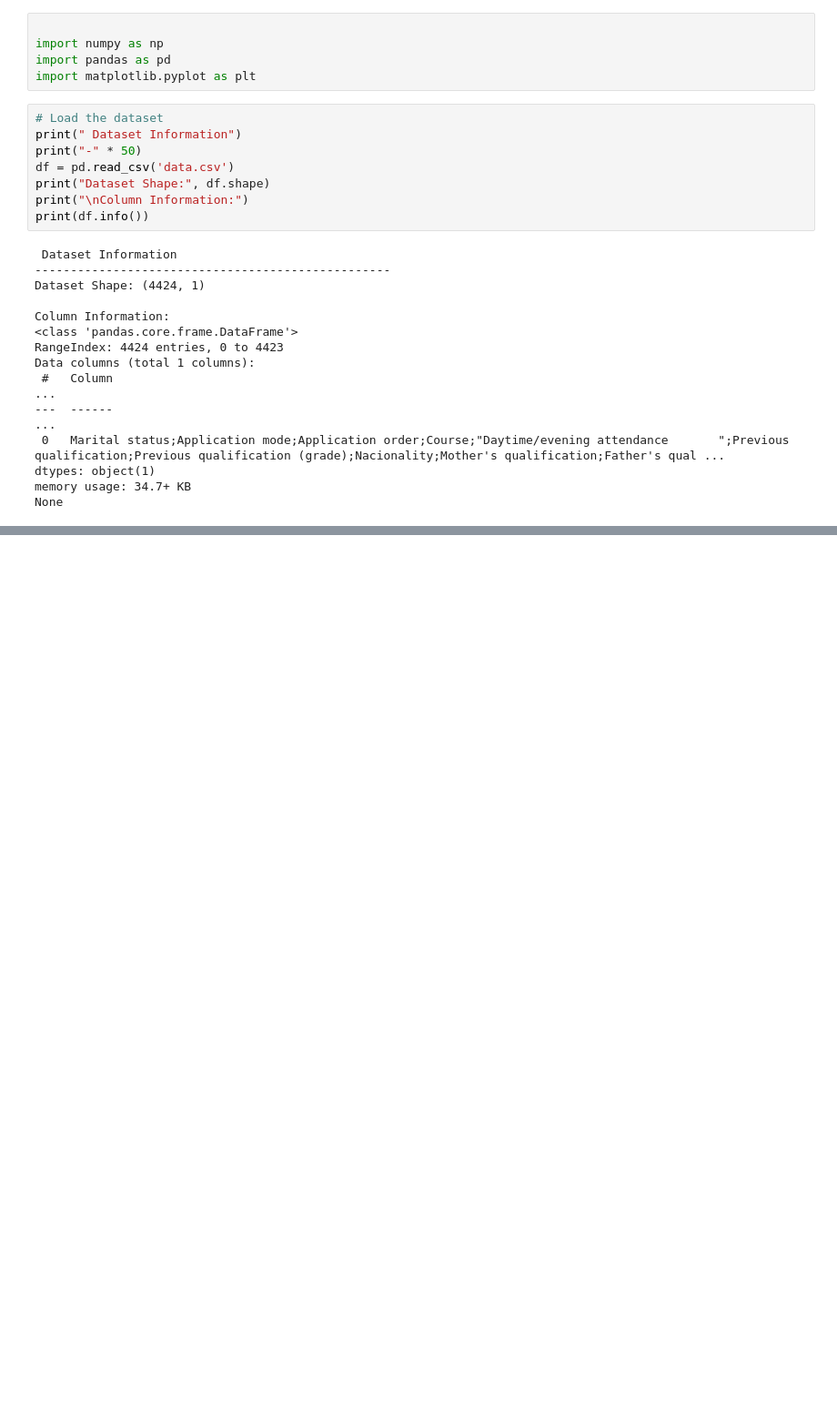
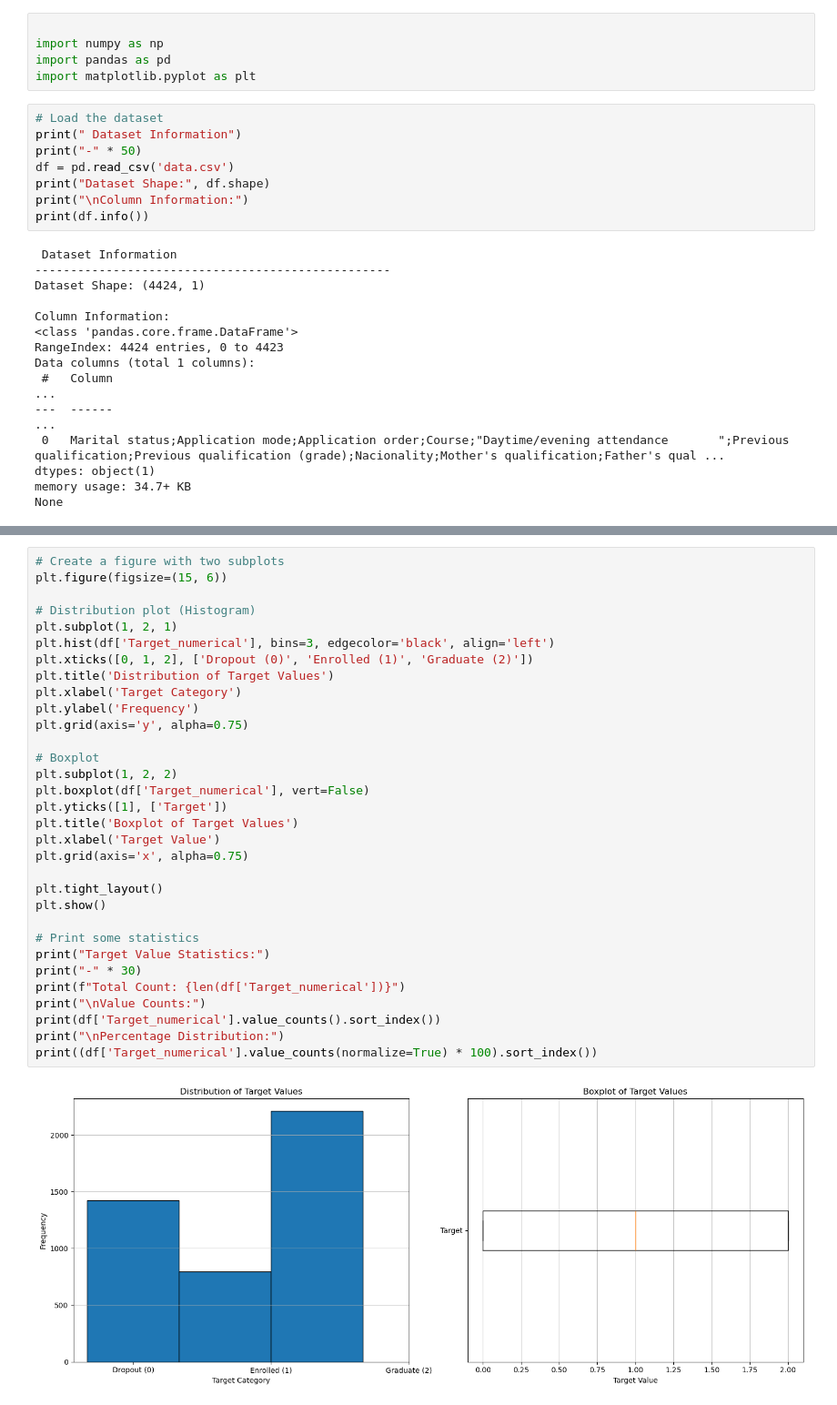
Before and after one commit to azeiber/student-droupout-detection, a Jupyter notebook: Studentdropoutandacademicsuccess.ipynb, the cells around one changed output, grey strips where cells are left out. Shown at 91% size. Saved outputs shown, nothing was run; the diff lists cells and outputs as text; blank space fills up the shorter version.

```diff
--- a/Studentdropoutandacademicsuccess.ipynb
+++ b/Studentdropoutandacademicsuccess.ipynb
@@ -28,0 +161,34 @@ None
+# %%
+# Create a figure with two subplots
+plt.figure(figsize=(15, 6))
+
+# Distribution plot (Histogram)
+plt.subplot(1, 2, 1)
+plt.hist(df['Target_numerical'], bins=3, edgecolor='black', align='left')
+plt.xticks([0, 1, 2], ['Dropout (0)', 'Enrolled (1)', 'Graduate (2)'])
+plt.title('Distribution of Target Values')
+plt.xlabel('Target Category')
+plt.ylabel('Frequency')
+plt.grid(axis='y', alpha=0.75)
+
+# Boxplot
+plt.subplot(1, 2, 2)
+plt.boxplot(df['Target_numerical'], vert=False)
+plt.yticks([1], ['Target'])
+plt.title('Boxplot of Target Values')
+plt.xlabel('Target Value')
+plt.grid(axis='x', alpha=0.75)
+
+plt.tight_layout()
+plt.show()
+
+# Print some statistics
+print("Target Value Statistics:")
+print("-" * 30)
+print(f"Total Count: {len(df['Target_numerical'])}")
+print("\nValue Counts:")
+print(df['Target_numerical'].value_counts().sort_index())
+print("\nPercentage Distribution:")
+print((df['Target_numerical'].value_counts(normalize=True) * 100).sort_index())
+# %% [output]
+[figure, added]
```
Also changed, not shown: parts of 8 cells of this notebook, 1 other file.
